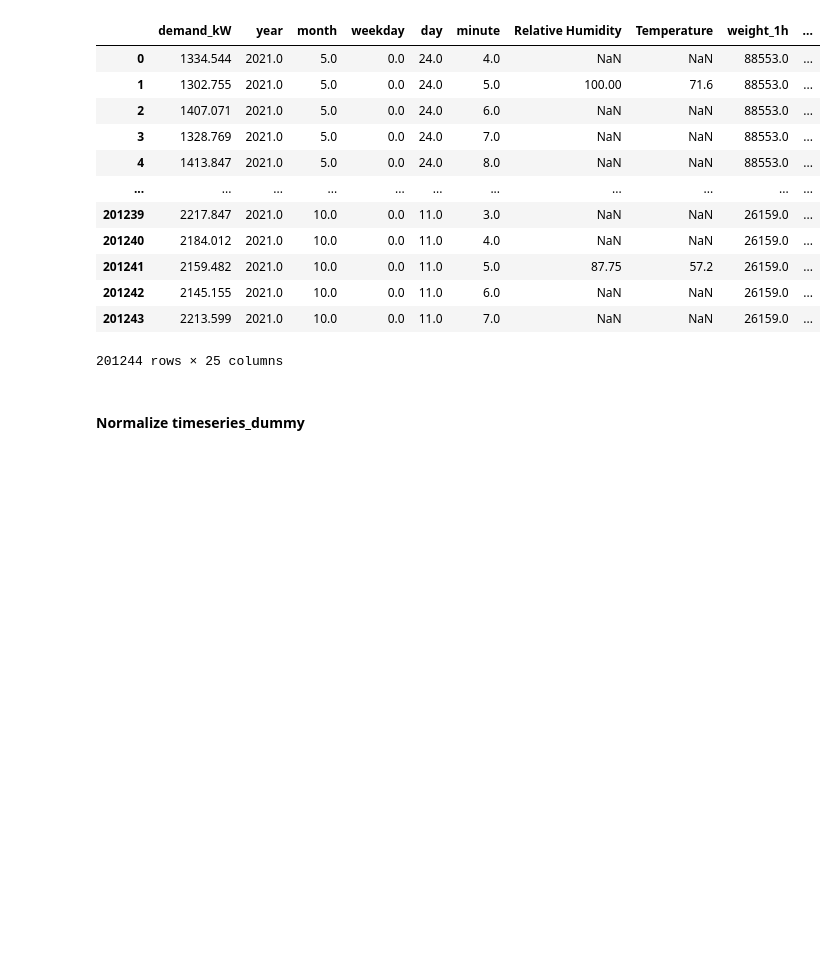
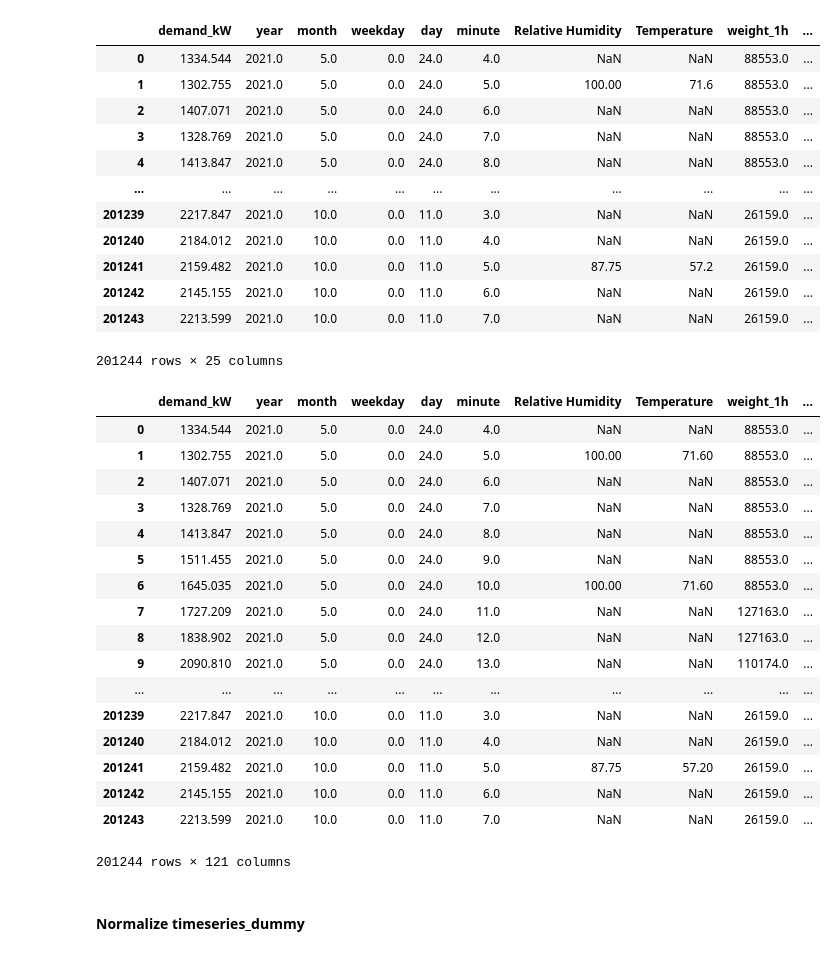
Before and after one commit to Robpennekamp/AppliedMachineLearning, a Jupyter notebook: AppliedMLdataproject2.ipynb, the cells around one changed output. Drawn from its saved outputs; the diff is of its cells as text; code cells hidden in the pictures; blank space fills up the shorter version.

```diff
--- a/AppliedMLdataproject2.ipynb
+++ b/AppliedMLdataproject2.ipynb
@@ -265,6 +268,33 @@ pd.concat([timeseries_dummy, add_daycycle], axis = 1)
 | 201242 | 2145.155 | 2021.0 | 10.0 | 0.0 | 11.0 | 6.0 | NaN | NaN | 26159.0 | ... |
 | 201243 | 2213.599 | 2021.0 | 10.0 | 0.0 | 11.0 | 7.0 | NaN | NaN | 26159.0 | ... |
 201244 rows × 25 columns
+# %%
+add_10_min_cycle = add_lags_of_column(timeseries_dummy, ['pallet_movement_5min', 'doors_open'], 5, 10)
+add_1_min_cycle = add_lags_of_column(timeseries_dummy, ['pallet_movement_5min', 'doors_open'], 5, 1)
+add_hour_cycle = add_lags_of_column(timeseries_dummy, ['weight_1h', 'weight_5h', 'weight_10h', 'weight_23h', 'pallet_movement_5min', 'doors_open'], 5, 60)
+add_day_cycle = add_lags_of_column(timeseries_dummy, ['weight_1h', 'weight_5h', 'weight_10h', 'weight_23h', 'pallet_movement_5min', 'doors_open'], 5, 1440)
+add_week_cycle = add_lags_of_column(timeseries_dummy, ['weight_1h', 'weight_5h', 'weight_10h', 'weight_23h', 'pallet_movement_5min', 'doors_open'], 5, 10080)
+
+pd.concat([timeseries_dummy, add_hour_cycle, add_1_min_cycle, add_10_min_cycle, add_daycycle, add_week_cycle], axis = 1)
+# %% [output]
+|  | demand_kW | year | month | weekday | day | minute | Relative Humidity | Temperature | weight_1h | ... |
+| 0 | 1334.544 | 2021.0 | 5.0 | 0.0 | 24.0 | 4.0 | NaN | NaN | 88553.0 | ... |
+| 1 | 1302.755 | 2021.0 | 5.0 | 0.0 | 24.0 | 5.0 | 100.00 | 71.60 | 88553.0 | ... |
+| 2 | 1407.071 | 2021.0 | 5.0 | 0.0 | 24.0 | 6.0 | NaN | NaN | 88553.0 | ... |
+| 3 | 1328.769 | 2021.0 | 5.0 | 0.0 | 24.0 | 7.0 | NaN | NaN | 88553.0 | ... |
+| 4 | 1413.847 | 2021.0 | 5.0 | 0.0 | 24.0 | 8.0 | NaN | NaN | 88553.0 | ... |
+| 5 | 1511.455 | 2021.0 | 5.0 | 0.0 | 24.0 | 9.0 | NaN | NaN | 88553.0 | ... |
+| 6 | 1645.035 | 2021.0 | 5.0 | 0.0 | 24.0 | 10.0 | 100.00 | 71.60 | 88553.0 | ... |
+| 7 | 1727.209 | 2021.0 | 5.0 | 0.0 | 24.0 | 11.0 | NaN | NaN | 127163.0 | ... |
+| 8 | 1838.902 | 2021.0 | 5.0 | 0.0 | 24.0 | 12.0 | NaN | NaN | 127163.0 | ... |
+| 9 | 2090.810 | 2021.0 | 5.0 | 0.0 | 24.0 | 13.0 | NaN | NaN | 110174.0 | ... |
+| ... | ... | ... | ... | ... | ... | ... | ... | ... | ... | ... |
+| 201239 | 2217.847 | 2021.0 | 10.0 | 0.0 | 11.0 | 3.0 | NaN | NaN | 26159.0 | ... |
+| 201240 | 2184.012 | 2021.0 | 10.0 | 0.0 | 11.0 | 4.0 | NaN | NaN | 26159.0 | ... |
+| 201241 | 2159.482 | 2021.0 | 10.0 | 0.0 | 11.0 | 5.0 | 87.75 | 57.20 | 26159.0 | ... |
+| 201242 | 2145.155 | 2021.0 | 10.0 | 0.0 | 11.0 | 6.0 | NaN | NaN | 26159.0 | ... |
+| 201243 | 2213.599 | 2021.0 | 10.0 | 0.0 | 11.0 | 7.0 | NaN | NaN | 26159.0 | ... |
+201244 rows × 121 columns
 # %% [markdown]
 #### Normalize timeseries_dummy
 # %%
```
Also changed, not shown: parts of 1 cell of this notebook.
